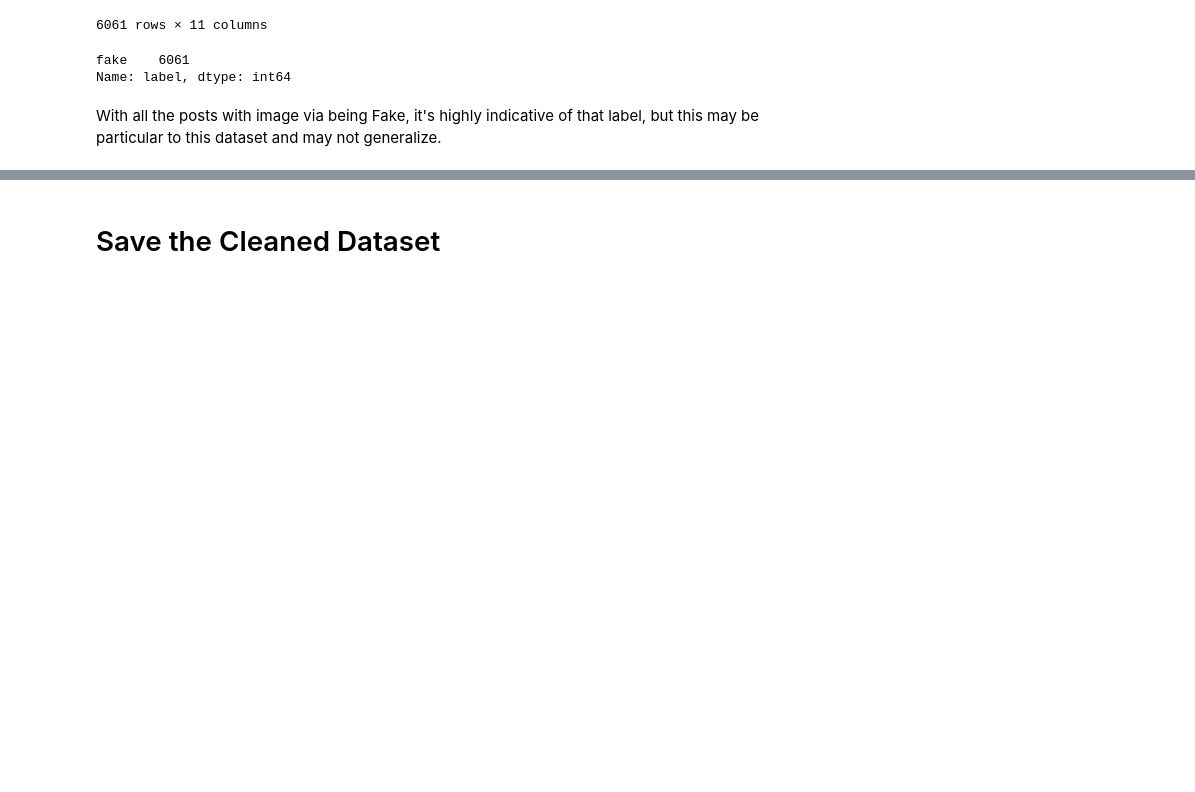
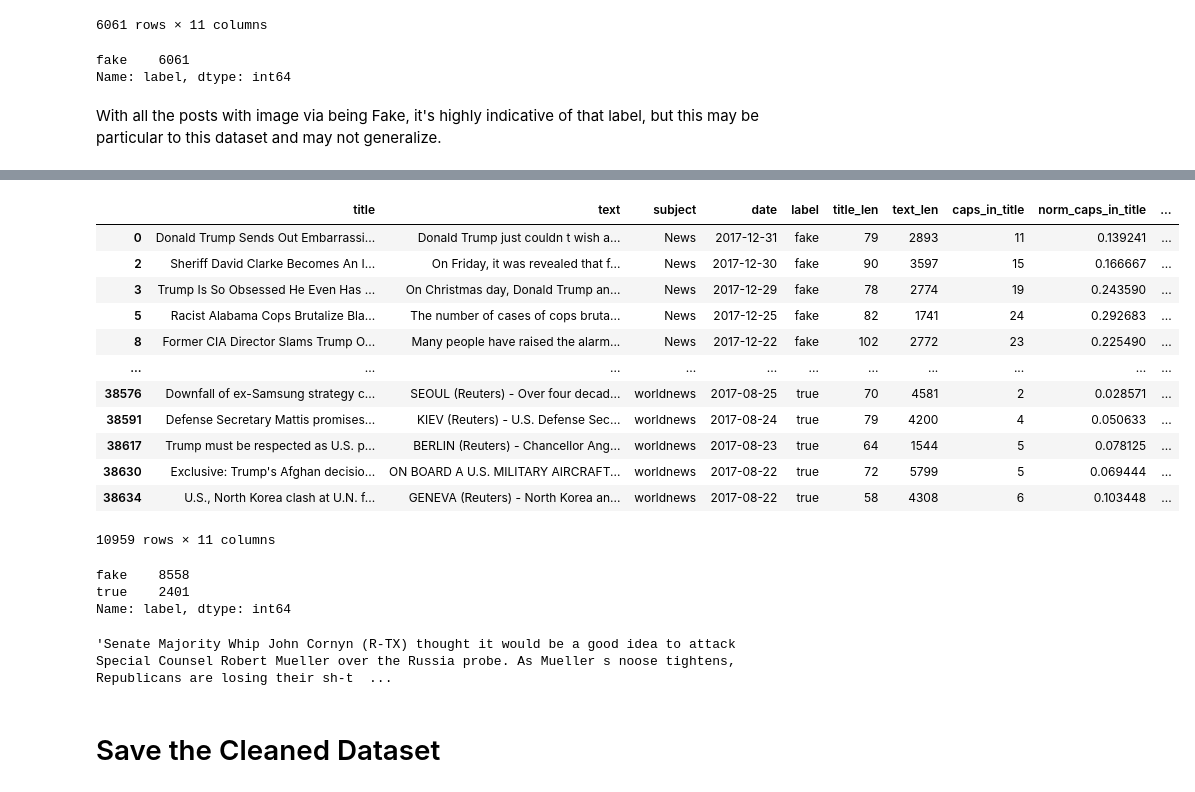
Before and after one commit to merb92/fake-news-classification, a Jupyter notebook: notebooks/eda.ipynb, the cells around one changed output, grey strips where cells are left out. Drawn from its saved outputs; the diff is of its cells as text; code cells hidden in the pictures; blank space fills up the shorter version.

```diff
--- a/notebooks/eda.ipynb
+++ b/notebooks/eda.ipynb
@@ -876,3 +930,31 @@ With all the posts with image via being Fake, it's highly indicative of that lab
+# %%
+df_you = df_clean[df_clean.text.apply(lambda news_text: check_string_for(' you ', news_text))]
+# %%
+df_you
+# %% [output]
+|  | title | text | subject | date | label | title_len | text_len | caps_in_title | norm_caps_in_title | ... |
+| 0 | Donald Trump Sends Out Embarrassi... | Donald Trump just couldn t wish a... | News | 2017-12-31 | fake | 79 | 2893 | 11 | 0.139241 | ... |
+| 2 | Sheriff David Clarke Becomes An I... | On Friday, it was revealed that f... | News | 2017-12-30 | fake | 90 | 3597 | 15 | 0.166667 | ... |
+| 3 | Trump Is So Obsessed He Even Has ... | On Christmas day, Donald Trump an... | News | 2017-12-29 | fake | 78 | 2774 | 19 | 0.243590 | ... |
+| 5 | Racist Alabama Cops Brutalize Bla... | The number of cases of cops bruta... | News | 2017-12-25 | fake | 82 | 1741 | 24 | 0.292683 | ... |
+| 8 | Former CIA Director Slams Trump O... | Many people have raised the alarm... | News | 2017-12-22 | fake | 102 | 2772 | 23 | 0.225490 | ... |
+| ... | ... | ... | ... | ... | ... | ... | ... | ... | ... | ... |
+| 38576 | Downfall of ex-Samsung strategy c... | SEOUL (Reuters) - Over four decad... | worldnews | 2017-08-25 | true | 70 | 4581 | 2 | 0.028571 | ... |
+| 38591 | Defense Secretary Mattis promises... | KIEV (Reuters) - U.S. Defense Sec... | worldnews | 2017-08-24 | true | 79 | 4200 | 4 | 0.050633 | ... |
+| 38617 | Trump must be respected as U.S. p... | BERLIN (Reuters) - Chancellor Ang... | worldnews | 2017-08-23 | true | 64 | 1544 | 5 | 0.078125 | ... |
+| 38630 | Exclusive: Trump's Afghan decisio... | ON BOARD A U.S. MILITARY AIRCRAFT... | worldnews | 2017-08-22 | true | 72 | 5799 | 5 | 0.069444 | ... |
+| 38634 | U.S., North Korea clash at U.N. f... | GENEVA (Reuters) - North Korea an... | worldnews | 2017-08-22 | true | 58 | 4308 | 6 | 0.103448 | ... |
+10959 rows × 11 columns
+# %%
+df_you.label.value_counts()
+# %% [output]
+fake    8558
+true    2401
+Name: label, dtype: int64
+# %%
+df_you.iloc[10].text
+# %% [output]
+'Senate Majority Whip John Cornyn (R-TX) thought it would be a good idea to attack Special Counsel Robert Mueller over the Russia probe. As Mueller s noose tightens, Republicans are losing their sh-t  ...
 # %% [markdown]
 # Save the Cleaned Dataset
 # %%
```
Also changed, not shown: parts of 9 cells of this notebook.
